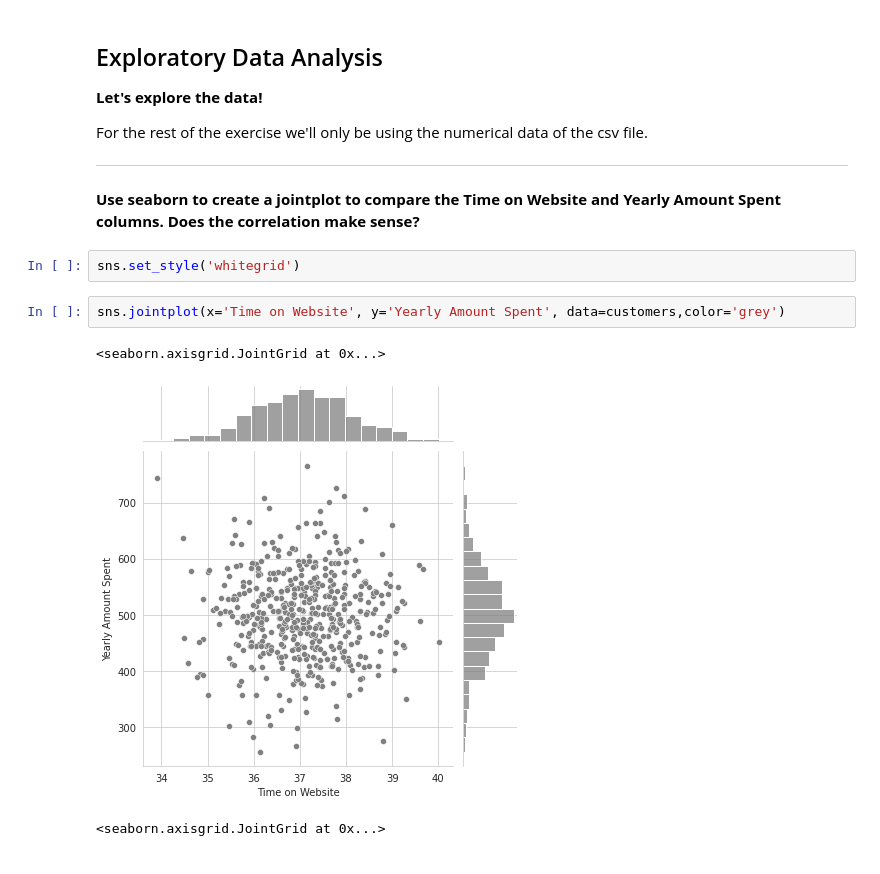
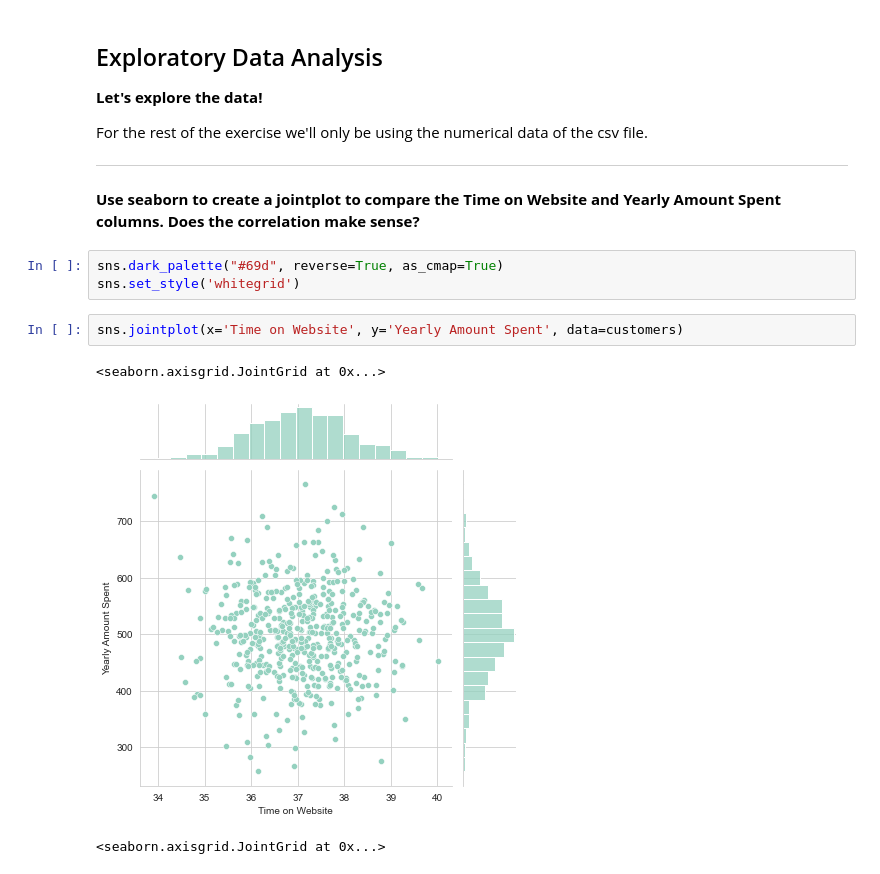
Before and after one commit to ShanmukhShashankh/Python_for_Data_Science_and_Machine_Learning-Bootcamp, a Jupyter notebook: 11-Linear-Regression/02-Linear Regression Project.ipynb, the cells around one changed output. Drawn from its saved outputs; the diff is of its cells as text.

```diff
--- a/11-Linear-Regression/02-Linear Regression Project.ipynb
+++ b/11-Linear-Regression/02-Linear Regression Project.ipynb
@@ -117,12 +109,13 @@ For the rest of the exercise we'll only be using the numerical data of the csv f
 ___
 **Use seaborn to create a jointplot to compare the Time on Website and Yearly Amount Spent columns. Does the correlation make sense?**
 # %%
+sns.dark_palette("#69d", reverse=True, as_cmap=True)
 sns.set_style('whitegrid')
 # %%
-sns.jointplot(x='Time on Website', y='Yearly Amount Spent', data=customers,color='grey')
+sns.jointplot(x='Time on Website', y='Yearly Amount Spent', data=customers)
 # %% [output]
 <seaborn.axisgrid.JointGrid at 0x...>
-[figure, old version]
+[figure, new version]
 # %%
 # %% [output]
 <seaborn.axisgrid.JointGrid at 0x...>
```
Also changed, not shown: parts of 12 cells of this notebook, 5 other files.
